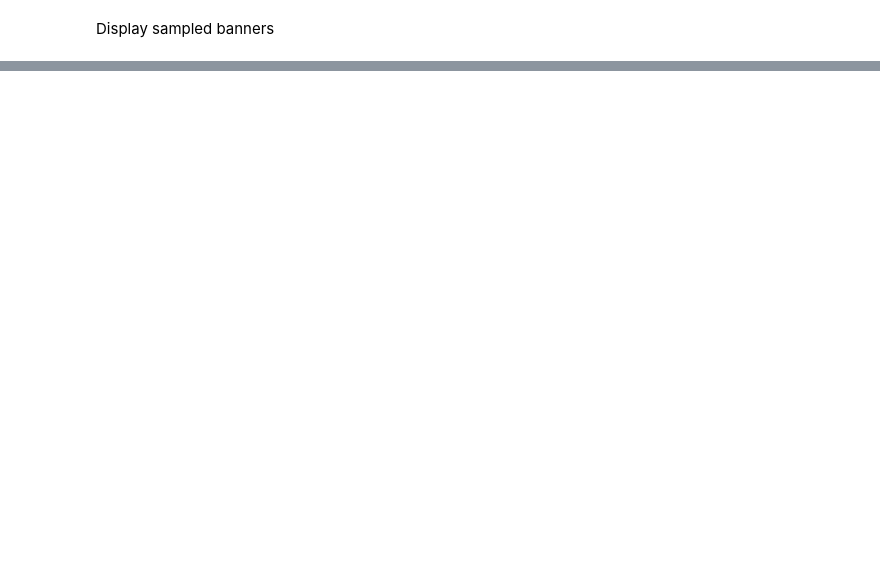
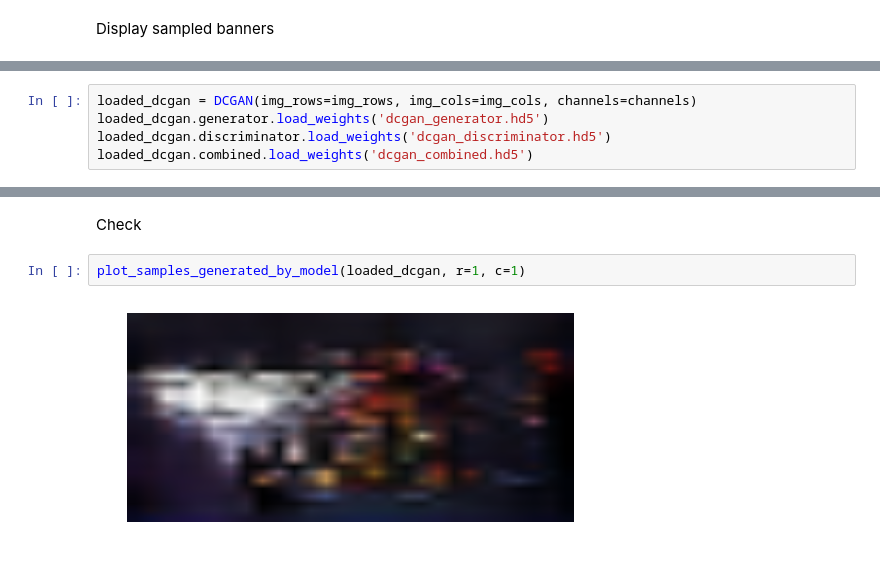
Before and after one commit to woctezuma/google-colab, a Jupyter notebook: GAN.ipynb, the cells around one changed output, grey strips where cells are left out. Drawn from its saved outputs; the diff is of its cells as text; blank space fills up the shorter version.

```diff
--- a/GAN.ipynb
+++ b/GAN.ipynb
@@ -1187,0 +2767,5 @@ pickle.save
+# %%
+loaded_dcgan = DCGAN(img_rows=img_rows, img_cols=img_cols, channels=channels)
+loaded_dcgan.generator.load_weights('dcgan_generator.hd5')
+loaded_dcgan.discriminator.load_weights('dcgan_discriminator.hd5')
+loaded_dcgan.combined.load_weights('dcgan_combined.hd5')
@@ -1187,0 +2791,6 @@ pickle.save
+# %% [markdown]
+Check
+# %%
+plot_samples_generated_by_model(loaded_dcgan, r=1, c=1)
+# %% [output]
+[figure, added]
```
Also changed, not shown: parts of 83 cells of this notebook.
